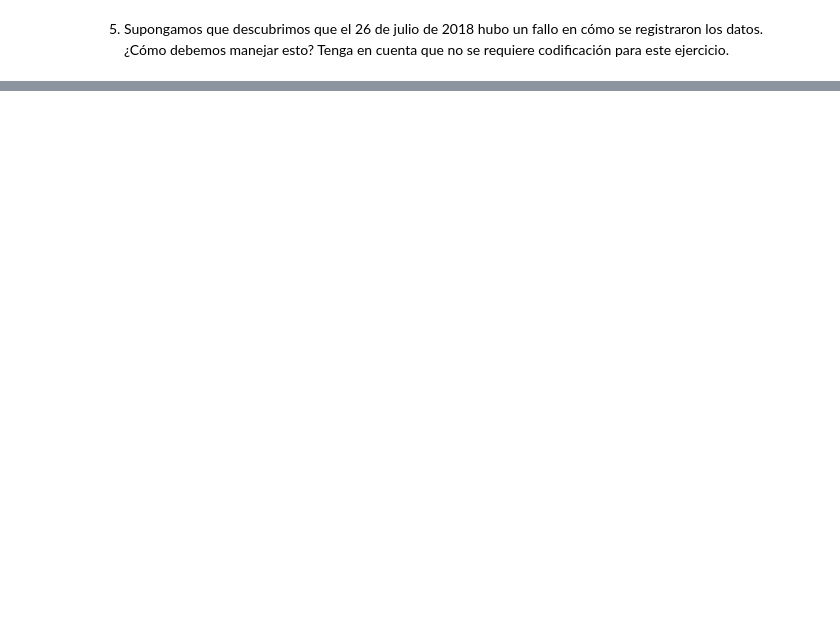
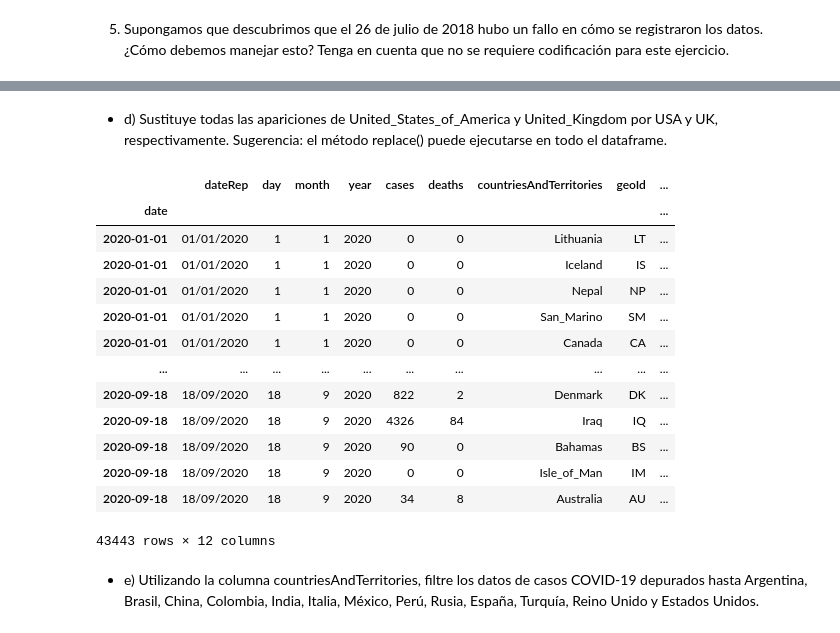
Before and after one commit to AmyGaarcia/DS_PT_09_2023, a Jupyter notebook: Data_Analysis/Analisis_de_datos/ch_03/ejercicios/ejercicio-hecho.ipynb, the cells around one changed output, grey strips where cells are left out. Saved outputs shown, nothing was run; the diff lists cells and outputs as text; code cells hidden in the pictures; blank space fills up the shorter version.

```diff
--- a/Data_Analysis/Analisis_de_datos/ch_03/ejercicios/ejercicio-hecho.ipynb
+++ b/Data_Analysis/Analisis_de_datos/ch_03/ejercicios/ejercicio-hecho.ipynb
@@ -25,0 +205,3 @@ Completa los siguientes ejercicios utilizando lo que hemos aprendido hasta y los
+# %%
+covid = pd.read_csv("./covid19_cases.csv")
+covid
@@ -25,0 +224,2 @@ Completa los siguientes ejercicios utilizando lo que hemos aprendido hasta y los
+# %%
+covid["date"]= pd.to_datetime(covid["dateRep"],format= "%d/%m/%Y")
@@ -25,0 +233,3 @@ Completa los siguientes ejercicios utilizando lo que hemos aprendido hasta y los
+# %%
+covid.set_index("date",inplace=True)
+covid.sort_index(inplace=True)
@@ -25,0 +244,23 @@ Completa los siguientes ejercicios utilizando lo que hemos aprendido hasta y los
+# %% [markdown]
+- d) Sustituye todas las apariciones de United_States_of_America y United_Kingdom por USA y UK, respectivamente. Sugerencia: el método replace() puede ejecutarse en todo el dataframe.
+# %%
+covid.replace({"countriesAndTerritories":{"United_States_of_America":"USA","United_Kingdom":"UK"}}, inplace= True)
+# %%
+covid
+# %% [output]
+|  | dateRep | day | month | year | cases | deaths | countriesAndTerritories | geoId | ... |
+| date |  |  |  |  |  |  |  |  | ... |
+| 2020-01-01 | 01/01/2020 | 1 | 1 | 2020 | 0 | 0 | Lithuania | LT | ... |
+| 2020-01-01 | 01/01/2020 | 1 | 1 | 2020 | 0 | 0 | Iceland | IS | ... |
+| 2020-01-01 | 01/01/2020 | 1 | 1 | 2020 | 0 | 0 | Nepal | NP | ... |
+| 2020-01-01 | 01/01/2020 | 1 | 1 | 2020 | 0 | 0 | San_Marino | SM | ... |
+| 2020-01-01 | 01/01/2020 | 1 | 1 | 2020 | 0 | 0 | Canada | CA | ... |
+| ... | ... | ... | ... | ... | ... | ... | ... | ... | ... |
+| 2020-09-18 | 18/09/2020 | 18 | 9 | 2020 | 822 | 2 | Denmark | DK | ... |
+| 2020-09-18 | 18/09/2020 | 18 | 9 | 2020 | 4326 | 84 | Iraq | IQ | ... |
+| 2020-09-18 | 18/09/2020 | 18 | 9 | 2020 | 90 | 0 | Bahamas | BS | ... |
+| 2020-09-18 | 18/09/2020 | 18 | 9 | 2020 | 0 | 0 | Isle_of_Man | IM | ... |
+| 2020-09-18 | 18/09/2020 | 18 | 9 | 2020 | 34 | 8 | Australia | AU | ... |
+43443 rows × 12 columns
+# %% [markdown]
+- e) Utilizando la columna countriesAndTerritories, filtre los datos de casos COVID-19 depurados hasta Argentina, Brasil, China, Colombia, India, Italia, México, Perú, Rusia, España, Turquía, Reino Unido y Estados Unidos.
```
Also changed, not shown: parts of 52 cells of this notebook.
